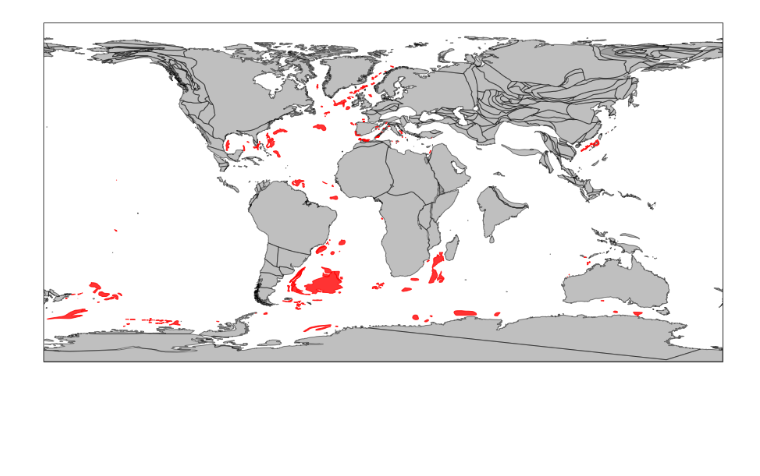
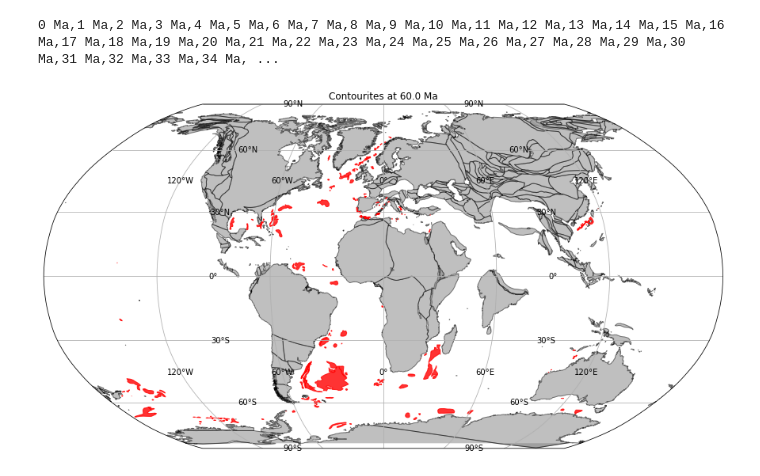
Before and after one commit to GPlates/pygplates-tutorials, a Jupyter notebook: notebooks/pygplates-reconstruct-gmt-file.ipynb, the cells around one changed output. Saved outputs shown, nothing was run; the diff lists cells and outputs as text; code cells hidden in the pictures; blank space fills up the shorter version.

Commit message:
minor update pygplates-reconstruct-gmt-file.ipynb

```diff
--- a/notebooks/pygplates-reconstruct-gmt-file.ipynb
+++ b/notebooks/pygplates-reconstruct-gmt-file.ipynb
@@ -1,7 +7,7 @@
 # %%
+from pathlib import Path
+
 import pygplates
-
-time=60.
 
 gmt_data = pygplates.FeatureCollection('Data/Contourites_Thran_etal_EPSL2018.gmt')
 
@@ -29,12 +35,23 @@ partitioned_gmt_data = pygplates.partition_into_plates(
             pygplates.PartitionProperty.valid_time_period]
 )
 
-#save the contourites data with plate id and valid time period
-pygplates.FeatureCollection(partitioned_gmt_data).write('contourites.gpmlz')
+try:
+    out_folder='./gmt_output'
+    Path(out_folder).mkdir(parents=True, exist_ok=True)
+    #save the contourites data with plate id and valid time period
+    pygplates.FeatureCollection(partitioned_gmt_data).write(f'{out_folder}/contourites.gpmlz')
 
-#reconstruct the contourites to time
-pygplates.reconstruct(partitioned_gmt_data,
+    for time in range(0,61,1):
+        #reconstruct the contourites to time
+        pygplates.reconstruct(partitioned_gmt_data,
                       rotation_model,
-                      f'contourites_{time}_Ma.gmt',
-                      time)
+                      f'{out_folder}/contourites_{time}_Ma.gmt',
+                      float(time))
+        print(f'{time}, ',end='')
+
+except IOError:
+    print('Unable to save output files.')
+print('All done!')
+# %% [output]
+0 Ma,1 Ma,2 Ma,3 Ma,4 Ma,5 Ma,6 Ma,7 Ma,8 Ma,9 Ma,10 Ma,11 Ma,12 Ma,13 Ma,14 Ma,15 Ma,16 Ma,17 Ma,18 Ma,19 Ma,20 Ma,21 Ma,22 Ma,23 Ma,24 Ma,25 Ma,26 Ma,27 Ma,28 Ma,29 Ma,30 Ma,31 Ma,32 Ma,33 Ma,34 Ma, ...
 # %%
@@ -53,32 +70,35 @@ pygplates.reconstruct(coastlines,
 # %%
 from shapely.geometry.polygon import Polygon
 from shapely.geometry import Point
 from shapely.geometry.polygon import LinearRing
 import cartopy.feature as cfeature
 import cartopy.crs as ccrs
 import matplotlib.pyplot as plt
 %matplotlib inline
 
 plt.figure(figsize=(16, 8))
-ax = plt.axes(projection=ccrs.PlateCarree())
+ax = plt.axes(projection=ccrs.Robinson())
 
 rings=[]
 date_line_wrapper = pygplates.DateLineWrapper(0.0)
 for polygon in reconstructed_coastlines:
     wrapped_polygons = date_line_wrapper.wrap(polygon.get_reconstructed_geometry())
     for poly in wrapped_polygons:
         rings.append(LinearRing([(p.get_longitude(), p.get_latitude()) for p in poly.get_exterior_points()]))
 
 
 polygons=[]
 for rfg in reconstructed_feature_geometries:
     polygon = rfg.get_reconstructed_geometry()
     #get Polygon vertices and construct shapely polygon object
     polygons.append(Polygon(((lon,lat) for lat, lon in polygon.to_lat_lon_list())))
 
 ax.add_geometries(rings, ccrs.PlateCarree(), facecolor='gray', edgecolor='black', alpha=0.5)
 ax.add_geometries(polygons, crs=ccrs.PlateCarree(), facecolor='red', edgecolor='red', alpha=0.8)
 
+ax.gridlines(draw_labels=True, dms=True, x_inline=True, y_inline=True)
+
+plt.title(f'Contourites at {time} Ma')
 plt.show()
 # %% [output]
-[figure, old version]
+[figure, new version]
```
Also changed, not shown: parts of 2 cells of this notebook.
